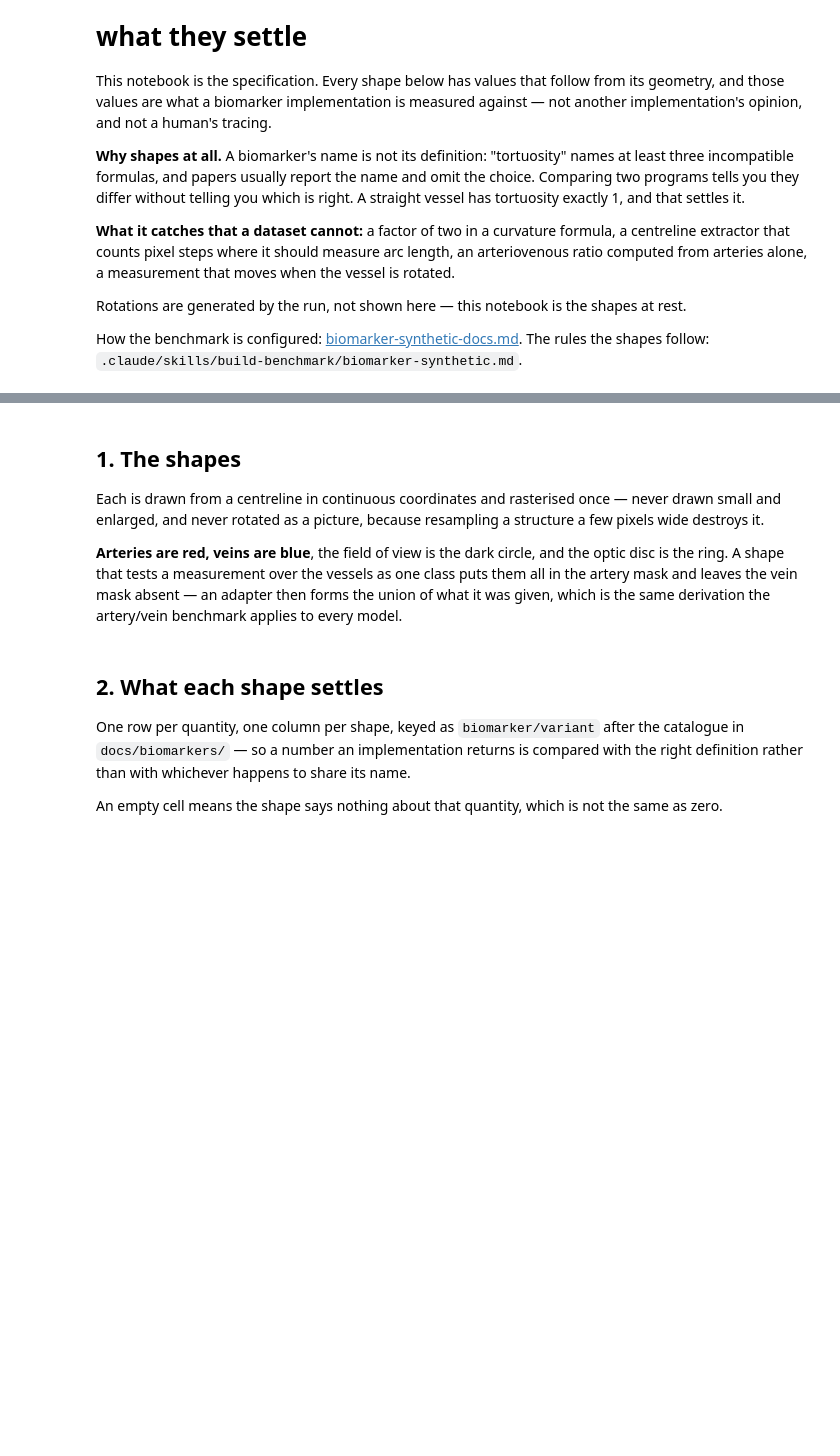
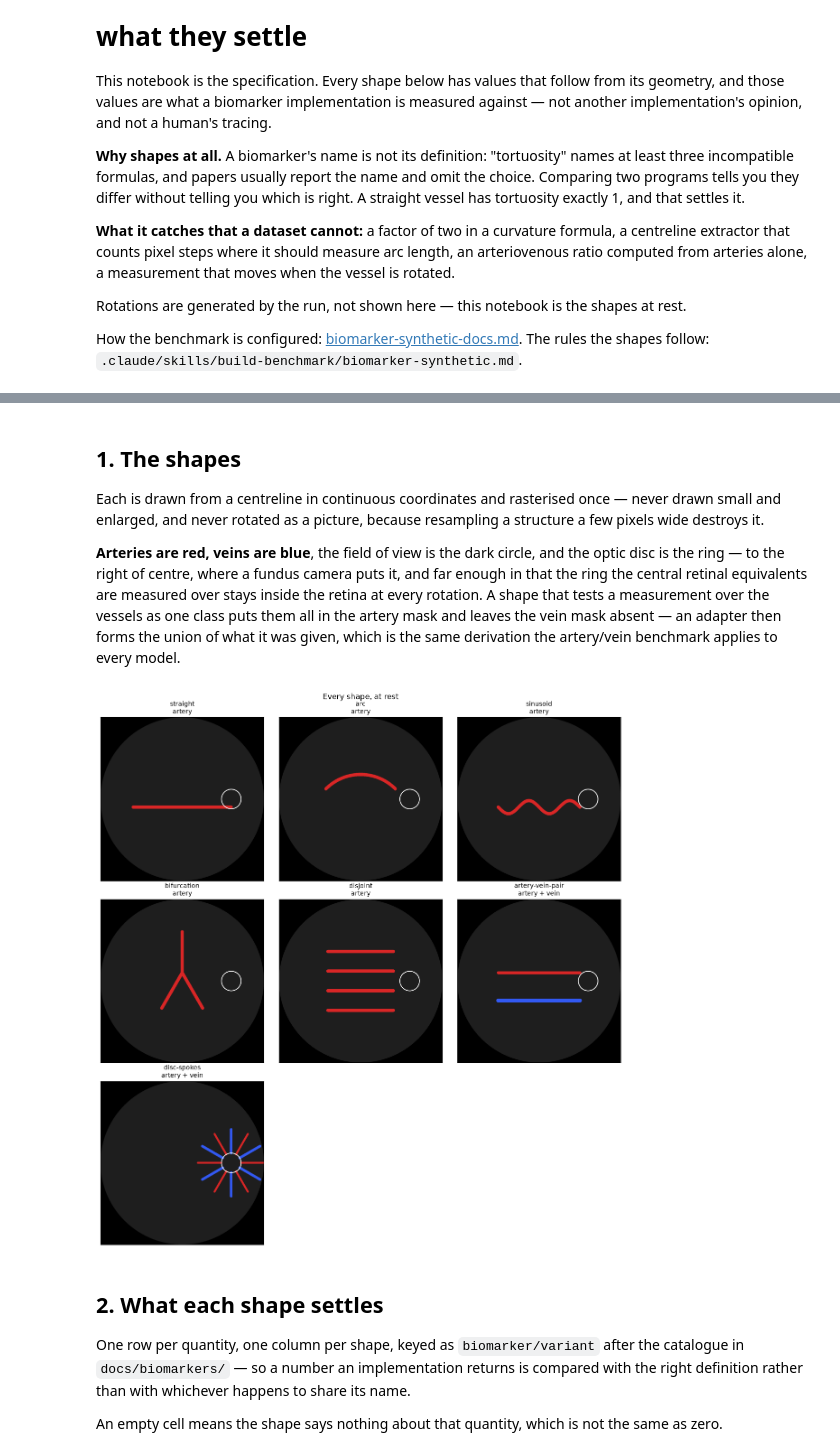
Before and after one commit to staskh/fundus-atlas, a Jupyter notebook: notebooks/biomarker-synthetic.ipynb, the cells around one changed output, grey strips where cells are left out. Cells and saved outputs as stored; diff of their text form; code cells hidden in the pictures; blank space fills up the shorter version.

```diff
--- a/notebooks/biomarker-synthetic.ipynb
+++ b/notebooks/biomarker-synthetic.ipynb
@@ -53,34 +55,39 @@ and enlarged, and never rotated as a picture, because resampling a structure a f
 destroys it.
 
 **Arteries are red, veins are blue**, the field of view is the dark circle, and the optic disc is
-the ring. A shape that tests a measurement over the vessels as one class puts them all in the
+the ring — to the right of centre, where a fundus camera puts it, and far enough in that the ring
+the central retinal equivalents are measured over stays inside the retina at every rotation. A shape that tests a measurement over the vessels as one class puts them all in the
 artery mask and leaves the vein mask absent — an adapter then forms the union of what it was
 given, which is the same derivation the artery/vein benchmark applies to every model.
 # %%
 def picture(shape, axis) -> None:
     """One shape as an adapter receives it: two classes, a field of view, and where the disc is."""
     canvas = np.zeros((shape.side, shape.side, 3))
     canvas[shape.fov] = 0.12
     if shape.artery is not None:
         canvas[shape.artery] = (0.85, 0.15, 0.15)
     if shape.vein is not None:
         canvas[shape.vein] = (0.20, 0.35, 0.95)
     axis.imshow(canvas)
     x, y, radius = shape.disc
     axis.add_patch(plt.Circle((x, y), radius, fill=False, color="white", linewidth=1.2))
     classes = " + ".join(
         name for name, mask in (("artery", shape.artery), ("vein", shape.vein)) if mask is not None
     )
     axis.set_title(f"{shape.name}\n{classes}", fontsize=10)
     axis.set_xticks([])
     axis.set_yticks([])
 
 
-fig, axes = plt.subplots(2, 3, figsize=(12, 8.4))
+fig, axes = plt.subplots(3, 3, figsize=(12, 12.6))
+for axis in axes.ravel()[len(built):]:
+    axis.set_visible(False)
 for axis, shape in zip(axes.ravel(), built.values()):
     picture(shape, axis)
 fig.suptitle("Every shape, at rest", fontsize=12)
 fig.tight_layout()
+# %% [output]
+[figure, added]
 # %% [markdown]
 ## 2. What each shape settles
 
```
Also changed, not shown: parts of 4 cells of this notebook, 15 other files.
